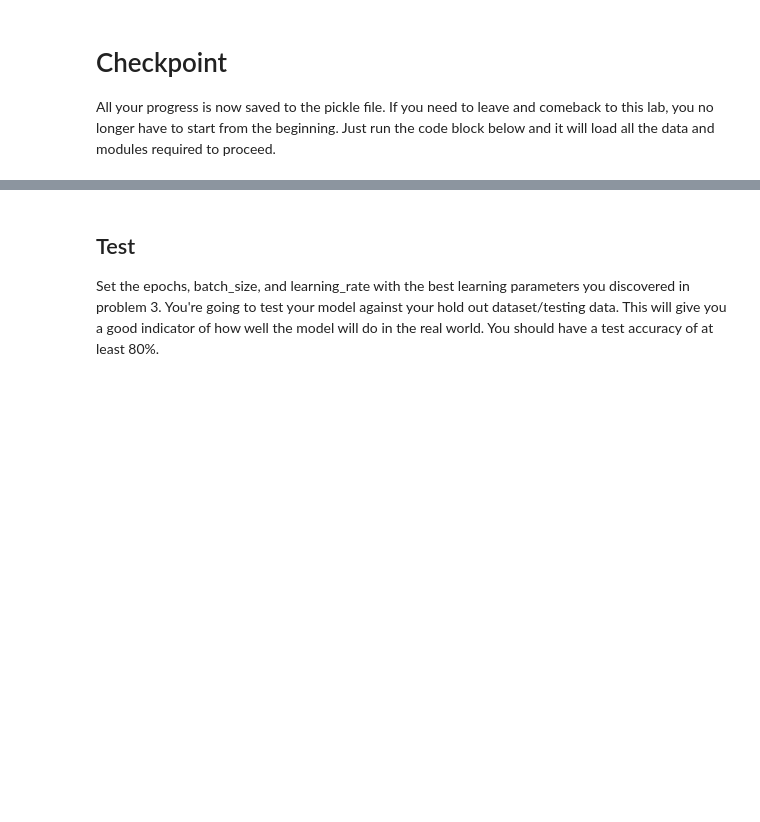
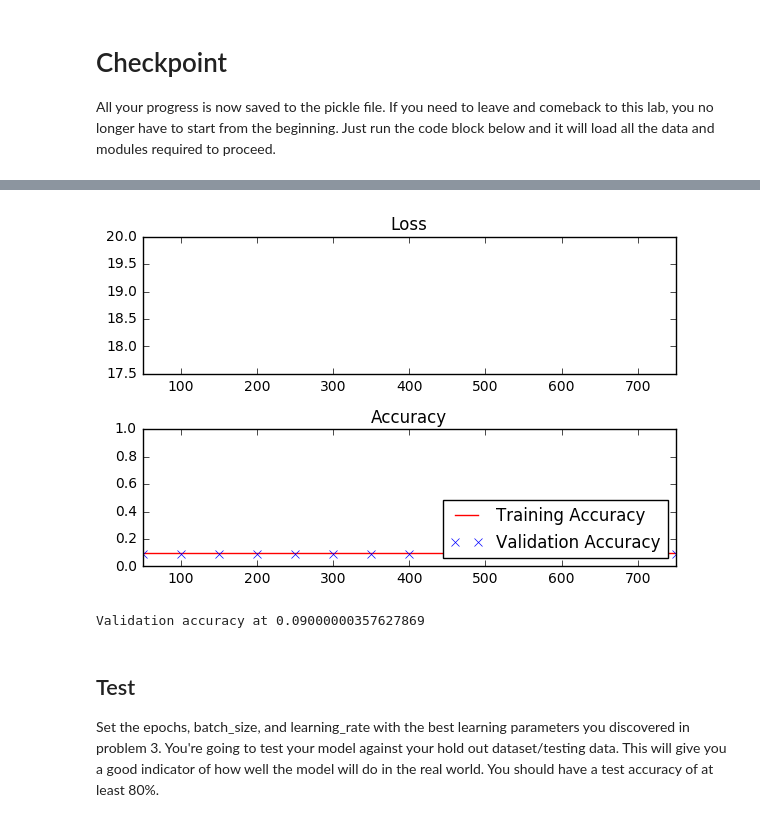
Before and after one commit to anthony-chaudhary/self-driving-car-nanodegree-nd013, a Jupyter notebook: CarND-TensorFlow-Lab-master/CarND-TensorFlow-Lab-master/lab.ipynb, the cells around one changed output, grey strips where cells are left out. Saved outputs shown, nothing was run; the diff lists cells and outputs as text; code cells hidden in the pictures; blank space fills up the shorter version.

Commit message:
Learning basics

```diff
--- a/CarND-TensorFlow-Lab-master/CarND-TensorFlow-Lab-master/lab.ipynb
+++ b/CarND-TensorFlow-Lab-master/CarND-TensorFlow-Lab-master/lab.ipynb
@@ -118,6 +124,12 @@ def normalize_grayscale(image_data):
     """
     # TODO: Implement Min-Max scaling for grayscale image data
 
+    a = 0.1
+    b = 0.9
+    grayscale_min = 0
+    grayscale_max = 255
+    scaled_image = a + ((image_data - grayscale_min)*(b - a)) / (grayscale_max - grayscale_min)
+    return scaled_image
 
 ### DON'T MODIFY ANYTHING BELOW ###
 # Test Cases
@@ -234,14 +256,15 @@ For the neural network to train on your data, you need the following <a href="ht
 features_count = 784
 labels_count = 10
 
-# TODO: Set the features and labels tensors
-# features =
-# labels =
 
-# TODO: Set the weights and biases tensors
-# weights =
-# biases =
+with tf.device("/gpu:0"):
+    # TODO: Set the features and labels tensors
+    features = tf.placeholder(tf.float32)
+    labels = tf.placeholder(tf.float32)
 
+    # TODO: Set the weights and biases tensors
+    weights = tf.Variable(tf.truncated_normal((features_count, labels_count)))
+    biases = tf.Variable(tf.zeros(labels_count))
 
 
 ### DON'T MODIFY ANYTHING BELOW ###
@@ -346,9 +336,8 @@ The code will print out a Loss and Accuracy graph, so you can see how well the n
 # %%
-# TODO: Find the best parameters for each configuration
-# epochs =
-# batch_size =
-# learning_rate =
-
+#Find the best parameters for each configuration
+epochs = 1
+batch_size = 200
+learning_rate = 0.2
 
 
 ### DON'T MODIFY ANYTHING BELOW ###
@@ -365,7 +354,7 @@ loss_batch = []
 train_acc_batch = []
 valid_acc_batch = []
 
-with tf.Session() as session:
+with tf.Session(config=tf.ConfigProto(log_device_placement=True)) as session:
     session.run(init)
     batch_count = int(math.ceil(len(train_features)/batch_size))
 
@@ -390,33 +379,36 @@ with tf.Session() as session:
             if not batch_i % log_batch_step:
                 # Calculate Training and Validation accuracy
                 training_accuracy = session.run(accuracy, feed_dict=train_feed_dict)
                 validation_accuracy = session.run(accuracy, feed_dict=valid_feed_dict)
 
                 # Log batches
                 previous_batch = batches[-1] if batches else 0
                 batches.append(log_batch_step + previous_batch)
                 loss_batch.append(l)
                 train_acc_batch.append(training_accuracy)
                 valid_acc_batch.append(validation_accuracy)
 
         # Check accuracy against Validation data
         validation_accuracy = session.run(accuracy, feed_dict=valid_feed_dict)
 
 loss_plot = plt.subplot(211)
 loss_plot.set_title('Loss')
 loss_plot.plot(batches, loss_batch, 'g')
 loss_plot.set_xlim([batches[0], batches[-1]])
 acc_plot = plt.subplot(212)
 acc_plot.set_title('Accuracy')
 acc_plot.plot(batches, train_acc_batch, 'r', label='Training Accuracy')
 acc_plot.plot(batches, valid_acc_batch, 'x', label='Validation Accuracy')
 acc_plot.set_ylim([0, 1.0])
 acc_plot.set_xlim([batches[0], batches[-1]])
 acc_plot.legend(loc=4)
 plt.tight_layout()
 plt.show()
 
 print('Validation accuracy at {}'.format(validation_accuracy))
+# %% [output]
+[figure, added]
+Validation accuracy at 0.09000000357627869
 # %% [markdown]
 ## Test
 Set the epochs, batch_size, and learning_rate with the best learning parameters you discovered in problem 3.  You're going to test your model against your hold out dataset/testing data.  This will give you a good indicator of how well the model will do in the real world.  You should have a test accuracy of at least 80%.
```
Also changed, not shown: parts of 11 cells of this notebook, 1 other file.
